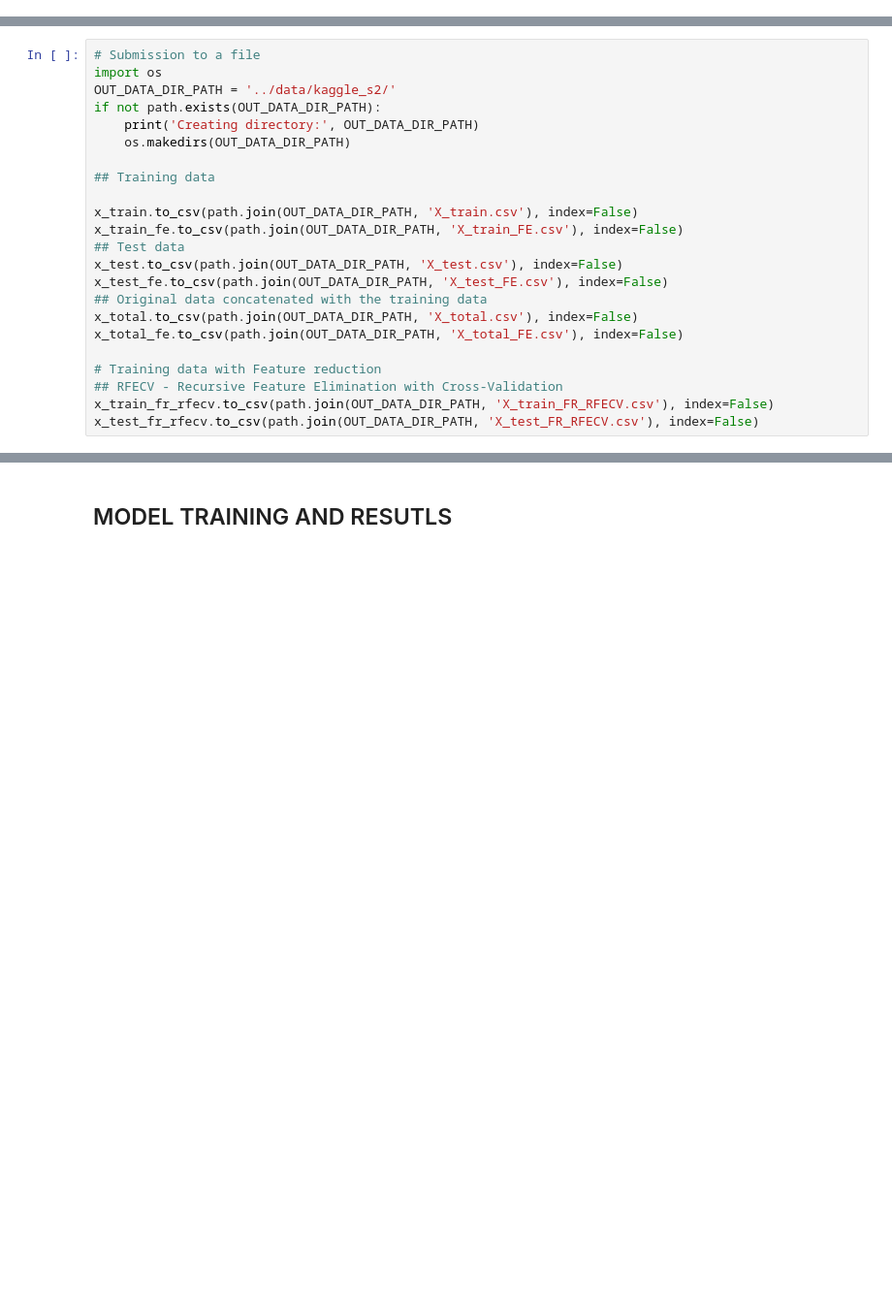
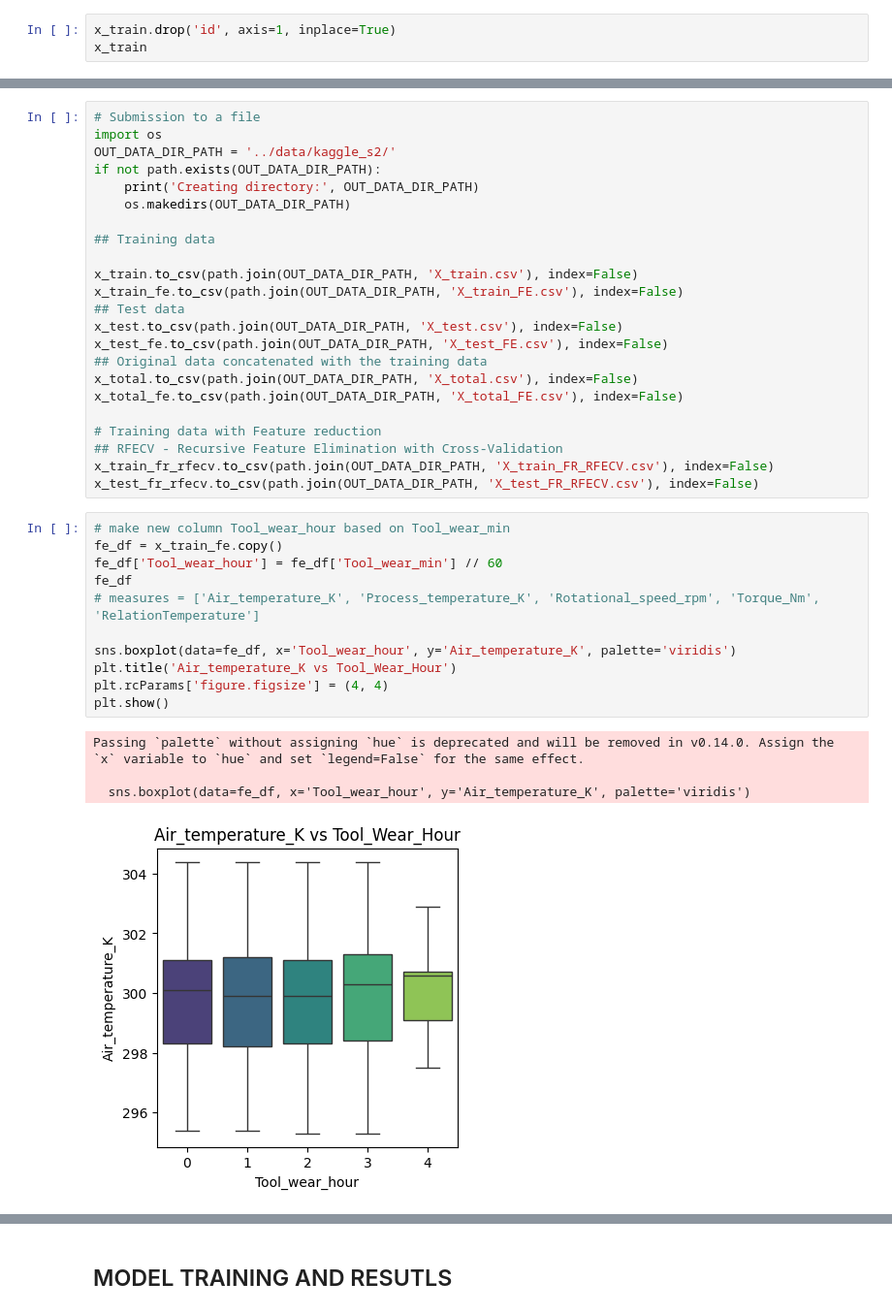
Before and after one commit to JJOL/pfm-pdm-e4, a Jupyter notebook: notebooks/D1-Exploration.ipynb, the cells around one changed output, grey strips where cells are left out. Shown at 97% size. Cells and saved outputs as stored; diff of their text form; blank space fills up the shorter version.

```diff
--- a/notebooks/D1-Exploration.ipynb
+++ b/notebooks/D1-Exploration.ipynb
@@ -25,0 +19,3 @@ id_test = x_test['id']
+# %%
+x_train.drop('id', axis=1, inplace=True)
+x_train
@@ -351,3 +388,19 @@ x_total_fe.to_csv(path.join(OUT_DATA_DIR_PATH, 'X_total_FE.csv'), index=False)
 ## RFECV - Recursive Feature Elimination with Cross-Validation
 x_train_fr_rfecv.to_csv(path.join(OUT_DATA_DIR_PATH, 'X_train_FR_RFECV.csv'), index=False)
 x_test_fr_rfecv.to_csv(path.join(OUT_DATA_DIR_PATH, 'X_test_FR_RFECV.csv'), index=False)
+# %%
+# make new column Tool_wear_hour based on Tool_wear_min
+fe_df = x_train_fe.copy()
+fe_df['Tool_wear_hour'] = fe_df['Tool_wear_min'] // 60
+fe_df
+# measures = ['Air_temperature_K', 'Process_temperature_K', 'Rotational_speed_rpm', 'Torque_Nm', 'RelationTemperature']
+
+sns.boxplot(data=fe_df, x='Tool_wear_hour', y='Air_temperature_K', palette='viridis')
+plt.title('Air_temperature_K vs Tool_Wear_Hour')
+plt.rcParams['figure.figsize'] = (4, 4)
+plt.show()
+# %% [output]
+Passing `palette` without assigning `hue` is deprecated and will be removed in v0.14.0. Assign the `x` variable to `hue` and set `legend=False` for the same effect.
+
+  sns.boxplot(data=fe_df, x='Tool_wear_hour', y='Air_temperature_K', palette='viridis')
+[figure, added]
```
Also changed, not shown: parts of 26 cells of this notebook, 4 other files.
